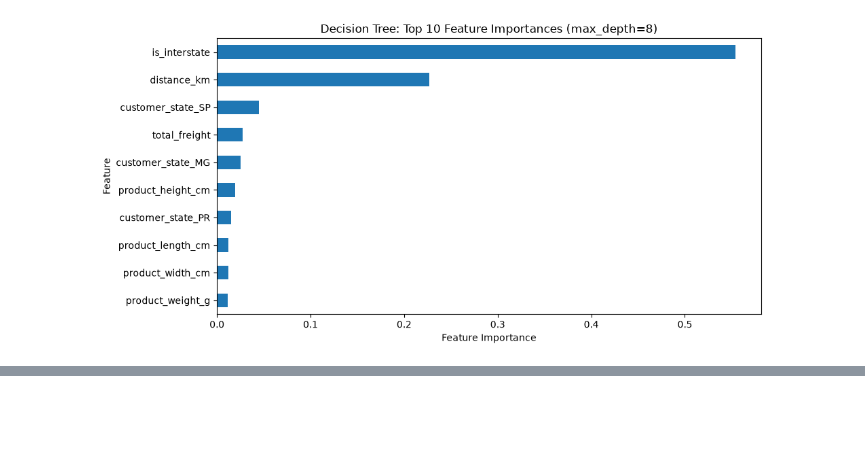
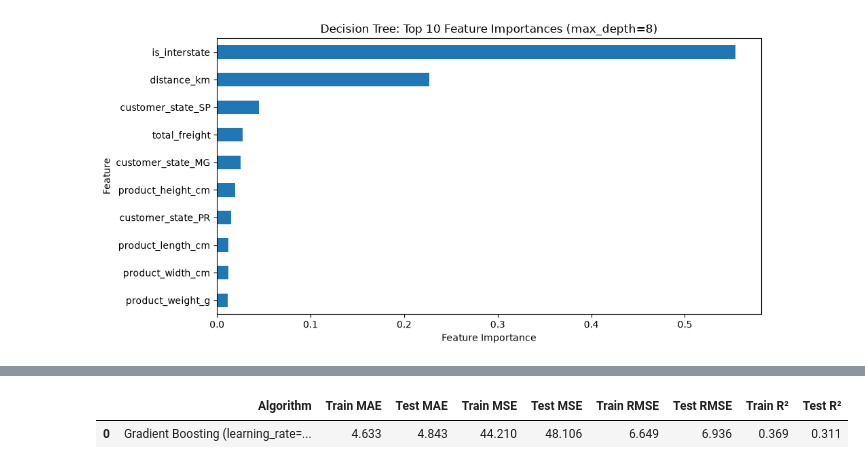
Before and after one commit to hemnath-28/ML-Evaulation-, a Jupyter notebook: regression.ipynb, the cells around one changed output, grey strips where cells are left out. Drawn from its saved outputs; the diff is of its cells as text; code cells hidden in the pictures; blank space fills up the shorter version.

```diff
--- a/regression.ipynb
+++ b/regression.ipynb
@@ -2316,3 +2316,101 @@ Best Validation R²: 0.2609
 | product_width_cm | 0.012 |
 | product_weight_g | 0.011 |
 [figure]
+# %%
+# ============================================================
+# ALGORITHM 8: Gradient Boosting Regressor (sklearn GBM)
+# Rubric Key Notes: "sklearn GBM or XGBoost; tune learning_rate"
+# Leakage-Free: learning_rate tuned via Validation Split (No 5-fold CV)
+# ============================================================
+import pandas as pd
+import numpy as np
+from sklearn.ensemble import HistGradientBoostingRegressor
+from sklearn.model_selection import train_test_split
+from sklearn.metrics import mean_absolute_error, mean_squared_error, r2_score
+
+# ------------------------------------------------------------
+# 1. Validation Split from Training Data (80% Train-Sub / 20% Val)
+# (Keeps X_test completely untouched and unbiased)
+# ------------------------------------------------------------
+X_tr, X_val, y_tr, y_val = train_test_split(
+    X_train_scaled,
+    y_train,
+    test_size=0.20,
+    random_state=42
+)
+
+# ------------------------------------------------------------
+# 2. Compare learning_rate Values on Validation Split
+# Testing: 0.03, 0.05, 0.1, 0.2 (max_iter=100 trees)
+# ------------------------------------------------------------
+learning_rates = [0.03, 0.05, 0.1, 0.2]
+gb_comparison = []
+best_lr = None
+best_val_r2 = -float('inf')
+
+print("⏳ Tuning learning_rate on Validation Split...")
+
+for lr in learning_rates:
+    gbr_temp = HistGradientBoostingRegressor(
+        learning_rate=lr,
+        max_iter=100,
+        random_state=42
+    )
+    gbr_temp.fit(X_tr, y_tr)
+
+    y_val_pred = gbr_temp.predict(X_val)
+    val_r2 = r2_score(y_val, y_val_pred)
+    val_mae = mean_absolute_error(y_val, y_val_pred)
+
+    gb_comparison.append({
+        'Learning Rate (η)': lr,
+        'Validation MAE (Days)': round(val_mae, 3),
+        'Validation R²': round(val_r2, 4)
+    })
+
+    if val_r2 > best_val_r2:
+        best_val_r2 = val_r2
+        best_lr = lr
+
+# Display validation tuning table
+print("\n=== 🔍 GRADIENT BOOSTING: learning_rate TUNING COMPARISON ===")
+display(pd.DataFrame(gb_comparison))
+print(f"🏆 Optimal learning_rate Selected: {best_lr} (Best Val R²: {best_val_r2:.4f})")
+print("  (Notice how learning_rate balances shrinkage against sequential error correction)")
+
+# ------------------------------------------------------------
+# 3. Fit Selected Model on Full Training Data & Test ONCE
+# ------------------------------------------------------------
+print(f"\n⏳ Fitting final Gradient Boosting (learning_rate={best_lr}) on full X_train_scaled...")
+best_gbr = HistGradientBoostingRegressor(
+    learning_rate=best_lr,
+    max_iter=100,
+    random_state=42
+)
+best_gbr.fit(X_train_scaled, y_train)
+
+# Final single evaluation on test set
+y_train_pred = best_gbr.predict(X_train_scaled)
+y_test_pred  = best_gbr.predict(X_test_scaled)
+
+train_mse = mean_squared_error(y_train, y_train_pred)
+test_mse  = mean_squared_error(y_test, y_test_pred)
+
+gbr_metrics = {
+    'Algorithm': f'Gradient Boosting (learning_rate={best_lr})',
+    'Train MAE': round(mean_absolute_error(y_train, y_train_pred), 3),
+    'Test MAE':  round(mean_absolute_error(y_test, y_test_pred), 3),
+    'Train MSE': round(train_mse, 3),
+    'Test MSE':  round(test_mse, 3),
+    'Train RMSE':round(np.sqrt(train_mse), 3),
+    'Test RMSE': round(np.sqrt(test_mse), 3),
+    'Train R²':  round(r2_score(y_train, y_train_pred), 4),
+    'Test R²':   round(r2_score(y_test, y_test_pred), 4)
+}
+
+# Directly append to master results table
+master_results.append(gbr_metrics)
+
+print("\n=== 📊 ALGORITHM 8: GRADIENT BOOSTING FINAL 4-METRIC AUDIT ===")
+display(pd.DataFrame([gbr_metrics]))
+# %% [output]
@@ -2318,0 +2431,2 @@ Best Validation R²: 0.2609
+|  | Algorithm | Train MAE | Test MAE | Train MSE | Test MSE | Train RMSE | Test RMSE | Train R² | Test R² |
+| 0 | Gradient Boosting (learning_rate=... | 4.633 | 4.843 | 44.210 | 48.106 | 6.649 | 6.936 | 0.369 | 0.311 |
```
Also changed, not shown: parts of 2 cells of this notebook.
